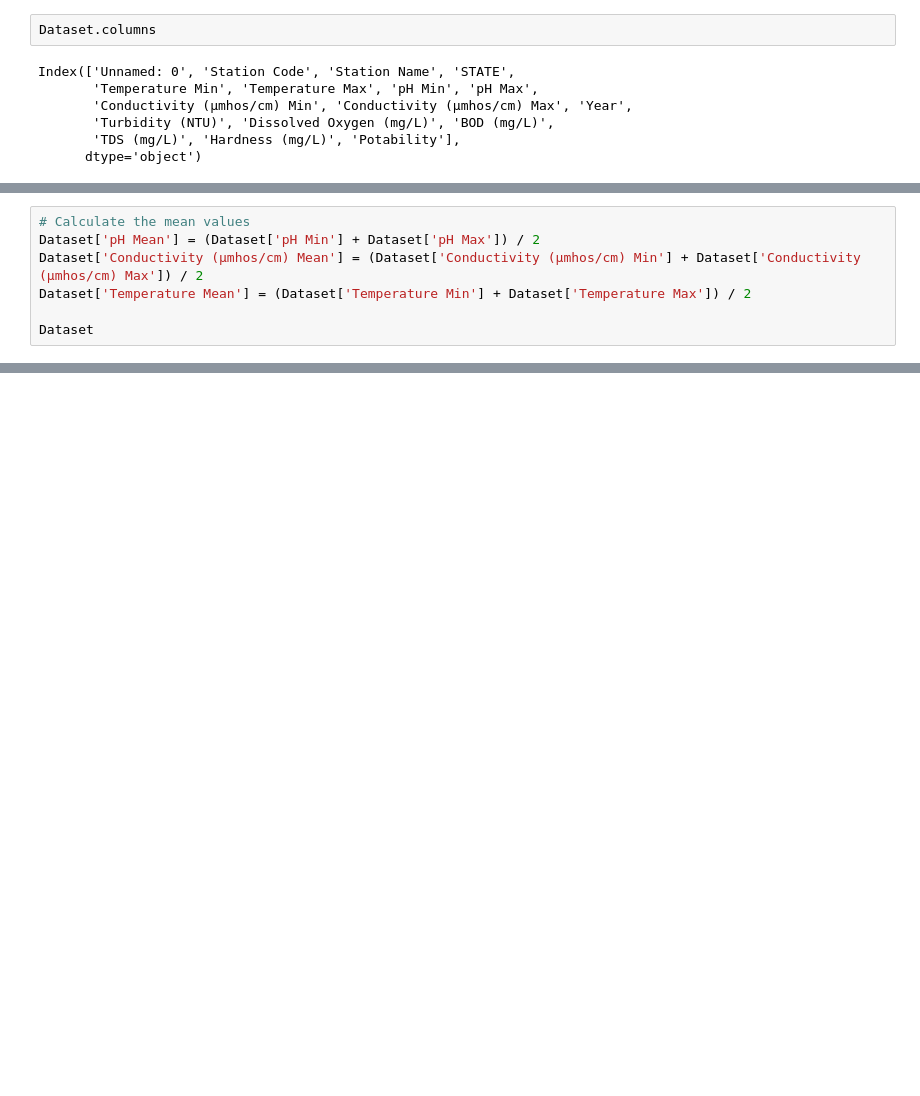
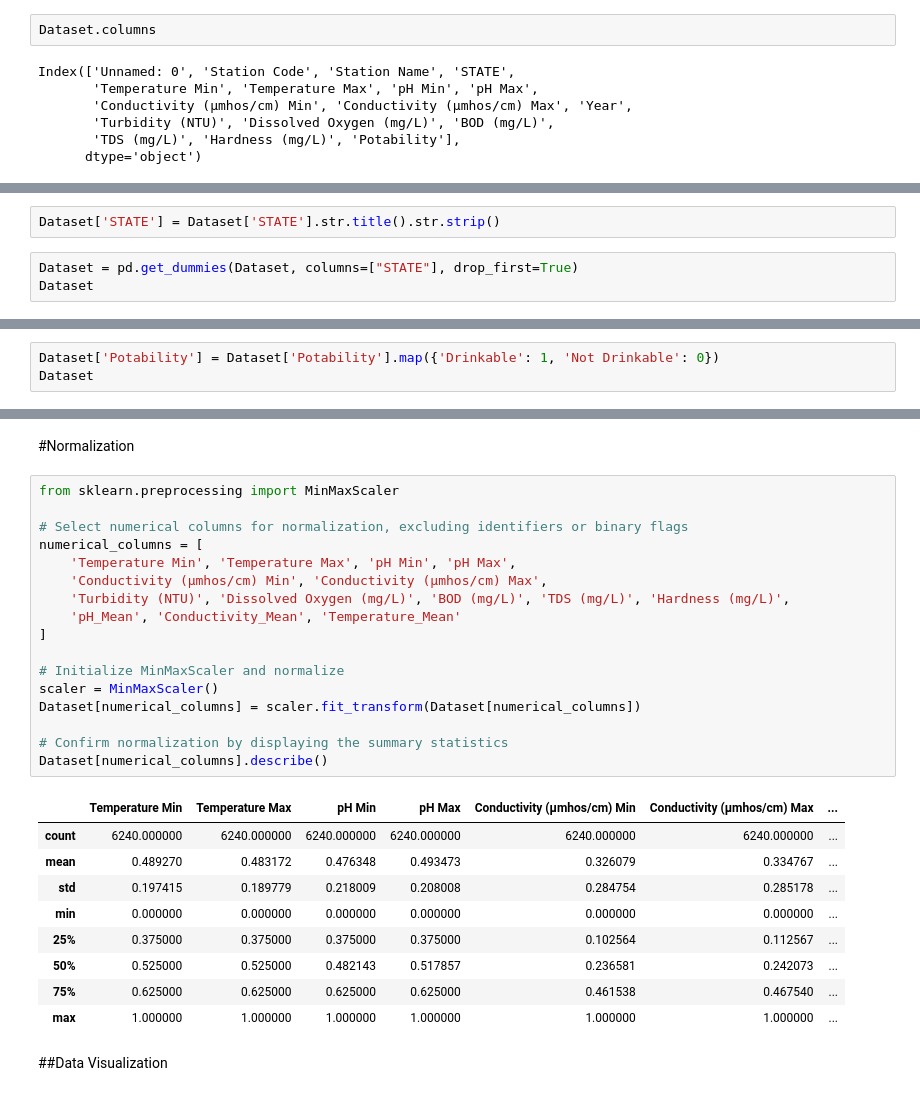
Before and after one commit to cyberdreams8/water-quality-analysis-and-prediction-2, a Jupyter notebook: PDS_waterquality.ipynb, the cells around one changed output, grey strips where cells are left out. Drawn from its saved outputs; the diff is of its cells as text; blank space fills up the shorter version.

```diff
--- a/PDS_waterquality.ipynb
+++ b/PDS_waterquality.ipynb
@@ -544,0 +516,5 @@ Dataset.drop_duplicates()
+# %%
+Dataset['STATE'] = Dataset['STATE'].str.title().str.strip()
+# %%
+Dataset = pd.get_dummies(Dataset, columns=["STATE"], drop_first=True)
+Dataset
@@ -564,7 +556,0 @@ dummy
-# %%
-# Calculate the mean values
-Dataset['pH Mean'] = (Dataset['pH Min'] + Dataset['pH Max']) / 2
-Dataset['Conductivity (µmhos/cm) Mean'] = (Dataset['Conductivity (µmhos/cm) Min'] + Dataset['Conductivity (µmhos/cm) Max']) / 2
-Dataset['Temperature Mean'] = (Dataset['Temperature Min'] + Dataset['Temperature Max']) / 2
-
-Dataset
@@ -601,0 +557,3 @@ See the caveats in the documentation: https://pandas.pydata.org/pandas-docs/stab
+# %%
+Dataset['Potability'] = Dataset['Potability'].map({'Drinkable': 1, 'Not Drinkable': 0})
+Dataset
@@ -601,0 +574,31 @@ See the caveats in the documentation: https://pandas.pydata.org/pandas-docs/stab
+# %% [markdown]
+#Normalization
+# %%
+from sklearn.preprocessing import MinMaxScaler
+
+# Select numerical columns for normalization, excluding identifiers or binary flags
+numerical_columns = [
+    'Temperature Min', 'Temperature Max', 'pH Min', 'pH Max',
+    'Conductivity (µmhos/cm) Min', 'Conductivity (µmhos/cm) Max',
+    'Turbidity (NTU)', 'Dissolved Oxygen (mg/L)', 'BOD (mg/L)', 'TDS (mg/L)', 'Hardness (mg/L)',
+    'pH_Mean', 'Conductivity_Mean', 'Temperature_Mean'
+]
+
+# Initialize MinMaxScaler and normalize
+scaler = MinMaxScaler()
+Dataset[numerical_columns] = scaler.fit_transform(Dataset[numerical_columns])
+
+# Confirm normalization by displaying the summary statistics
+Dataset[numerical_columns].describe()
+# %% [output]
+|  | Temperature Min | Temperature Max | pH Min | pH Max | Conductivity (µmhos/cm) Min | Conductivity (µmhos/cm) Max | ... |
+| count | 6240.000000 | 6240.000000 | 6240.000000 | 6240.000000 | 6240.000000 | 6240.000000 | ... |
+| mean | 0.489270 | 0.483172 | 0.476348 | 0.493473 | 0.326079 | 0.334767 | ... |
+| std | 0.197415 | 0.189779 | 0.218009 | 0.208008 | 0.284754 | 0.285178 | ... |
+| min | 0.000000 | 0.000000 | 0.000000 | 0.000000 | 0.000000 | 0.000000 | ... |
+| 25% | 0.375000 | 0.375000 | 0.375000 | 0.375000 | 0.102564 | 0.112567 | ... |
+| 50% | 0.525000 | 0.525000 | 0.482143 | 0.517857 | 0.236581 | 0.242073 | ... |
+| 75% | 0.625000 | 0.625000 | 0.625000 | 0.625000 | 0.461538 | 0.467540 | ... |
+| max | 1.000000 | 1.000000 | 1.000000 | 1.000000 | 1.000000 | 1.000000 | ... |
+# %% [markdown]
+##Data Visualization
```
Also changed, not shown: parts of 22 cells of this notebook.
